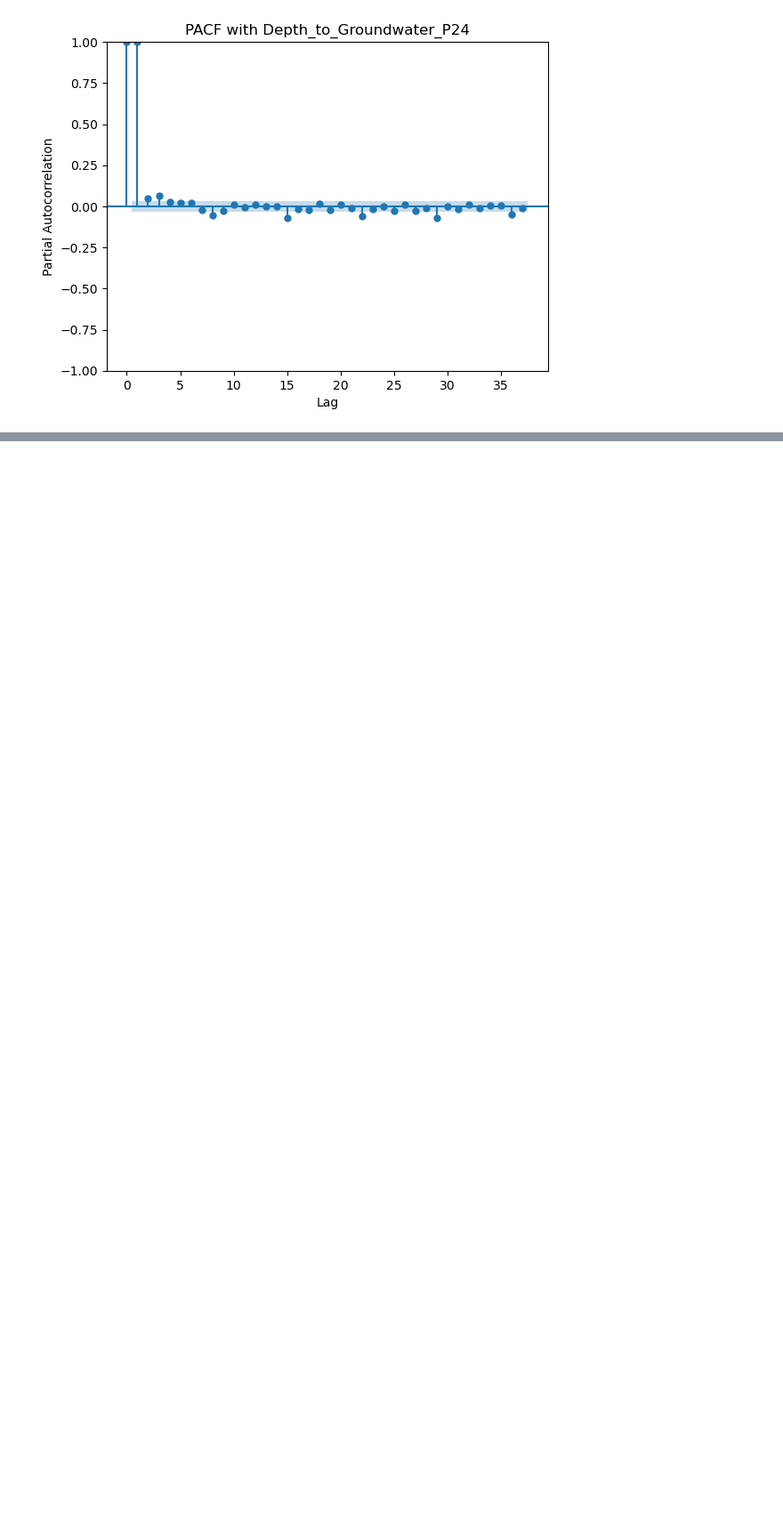
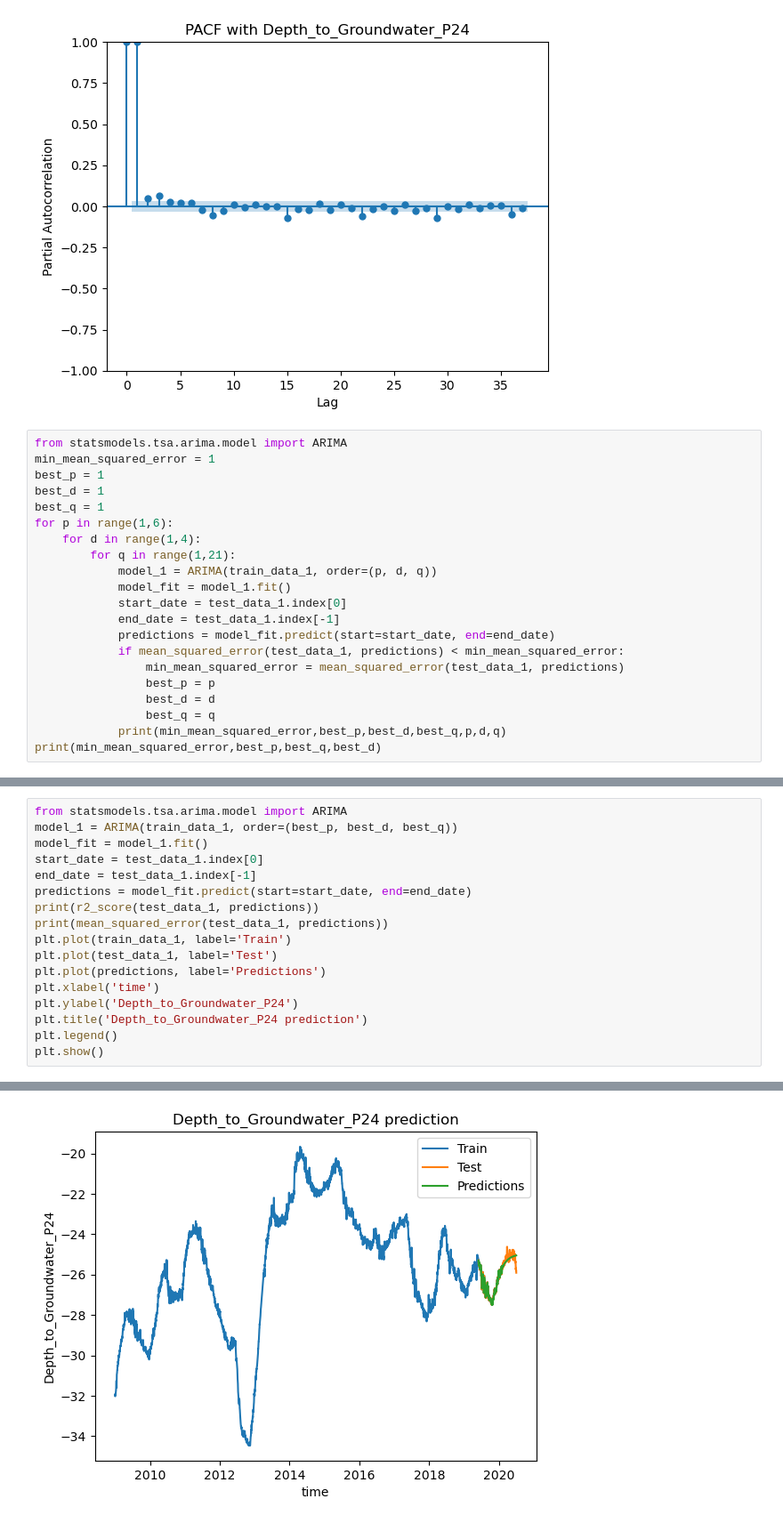
Before and after one commit to ZhouXiinlei/ml_WaterAnalytics, a Jupyter notebook: Aquifer_Petrignano_Process.ipynb, the cells around one changed output, grey strips where cells are left out. Shown at 89% size. Drawn from its saved outputs; the diff is of its cells as text; blank space fills up the shorter version.

```diff
--- a/Aquifer_Petrignano_Process.ipynb
+++ b/Aquifer_Petrignano_Process.ipynb
@@ -295,3 +295,24 @@ plt.show()
 # %% [output]
 [figure]
 [figure]
+# %%
+from statsmodels.tsa.arima.model import ARIMA
+min_mean_squared_error = 1
+best_p = 1
+best_d = 1
+best_q = 1
+for p in range(1,6):
+    for d in range(1,4):
+        for q in range(1,21):
+            model_1 = ARIMA(train_data_1, order=(p, d, q))
+            model_fit = model_1.fit()
+            start_date = test_data_1.index[0]
+            end_date = test_data_1.index[-1]
+            predictions = model_fit.predict(start=start_date, end=end_date)
+            if mean_squared_error(test_data_1, predictions) < min_mean_squared_error:
+                min_mean_squared_error = mean_squared_error(test_data_1, predictions)
+                best_p = p
+                best_d = d
+                best_q = q
+            print(min_mean_squared_error,best_p,best_d,best_q,p,d,q)
+print(min_mean_squared_error,best_p,best_q,best_d)
@@ -297,0 +337,18 @@ plt.show()
+# %%
+from statsmodels.tsa.arima.model import ARIMA
+model_1 = ARIMA(train_data_1, order=(best_p, best_d, best_q))
+model_fit = model_1.fit()
+start_date = test_data_1.index[0]
+end_date = test_data_1.index[-1]
+predictions = model_fit.predict(start=start_date, end=end_date)
+print(r2_score(test_data_1, predictions))
+print(mean_squared_error(test_data_1, predictions))
+plt.plot(train_data_1, label='Train')
+plt.plot(test_data_1, label='Test')
+plt.plot(predictions, label='Predictions')
+plt.xlabel('time')
+plt.ylabel('Depth_to_Groundwater_P24')
+plt.title('Depth_to_Groundwater_P24 prediction')
+plt.legend()
+plt.show()
+# %% [output]
@@ -298,3 +357,4 @@ plt.show()
+[figure, added]
 # %%
 #ARIMA模型---Depth_to_Groundwater_P25
 from sklearn.metrics import r2_score
```
Also changed, not shown: parts of 4 cells of this notebook.
